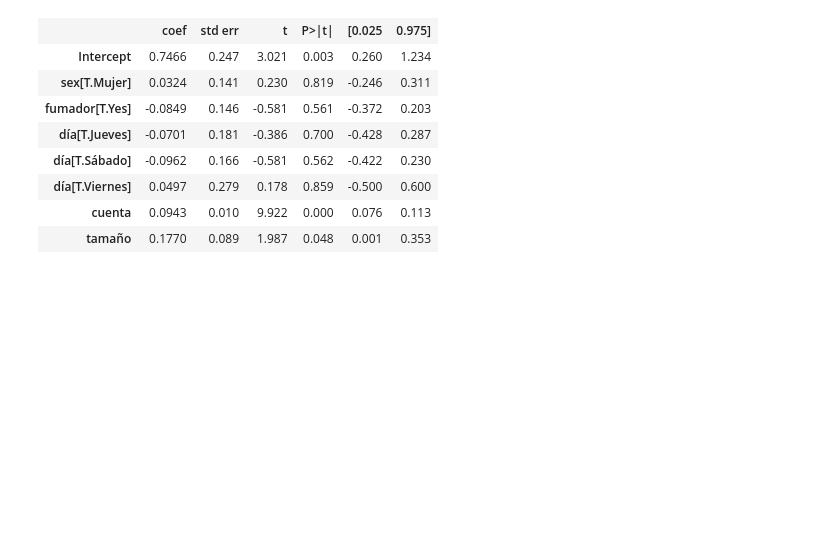
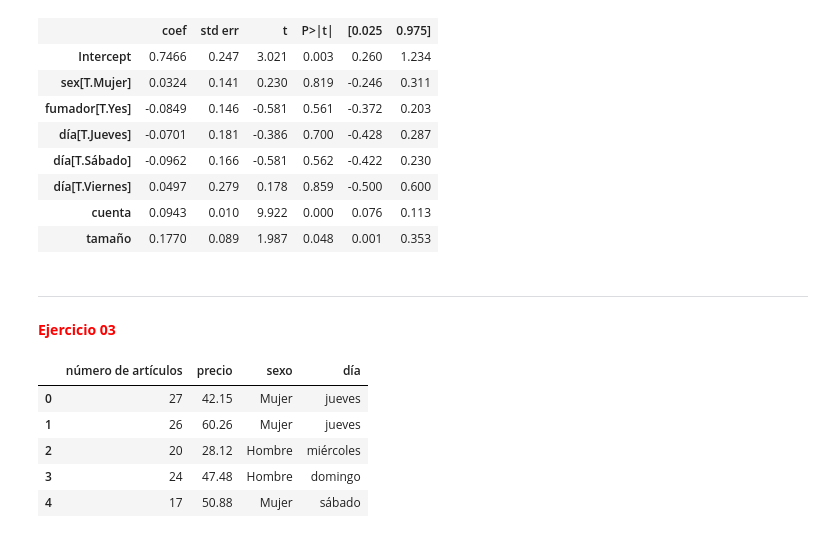
Before and after one commit to dgtrabada/python, a Jupyter notebook: 11_Scikit_learn/02_regresion-multiple.ipynb, the cells around one changed output. Saved outputs shown, nothing was run; the diff lists cells and outputs as text; code cells hidden in the pictures; blank space fills up the shorter version.

```diff
--- a/11_Scikit_learn/02_regresion-multiple.ipynb
+++ b/11_Scikit_learn/02_regresion-multiple.ipynb
@@ -375,3 +375,16 @@ stat.summary().tables[1]
 | día[T.Viernes] | 0.0497 | 0.279 | 0.178 | 0.859 | -0.500 | 0.600 |
 | cuenta | 0.0943 | 0.010 | 9.922 | 0.000 | 0.076 | 0.113 |
 | tamaño | 0.1770 | 0.089 | 1.987 | 0.048 | 0.001 | 0.353 |
+# %% [markdown]
+<hr>
+<b><font color='red'>Ejercicio 03</font></b>
+# %%
+supermk = pd.read_csv('../09_Pandas/super.csv')
+supermk.head()
+# %% [output]
+|  | número de artículos | precio | sexo | día |
+| 0 | 27 | 42.15 | Mujer | jueves |
+| 1 | 26 | 60.26 | Mujer | jueves |
+| 2 | 20 | 28.12 | Hombre | miércoles |
+| 3 | 24 | 47.48 | Hombre | domingo |
+| 4 | 17 | 50.88 | Mujer | sábado |
```
Also changed, not shown: parts of 2 cells of this notebook, 3 other files.
